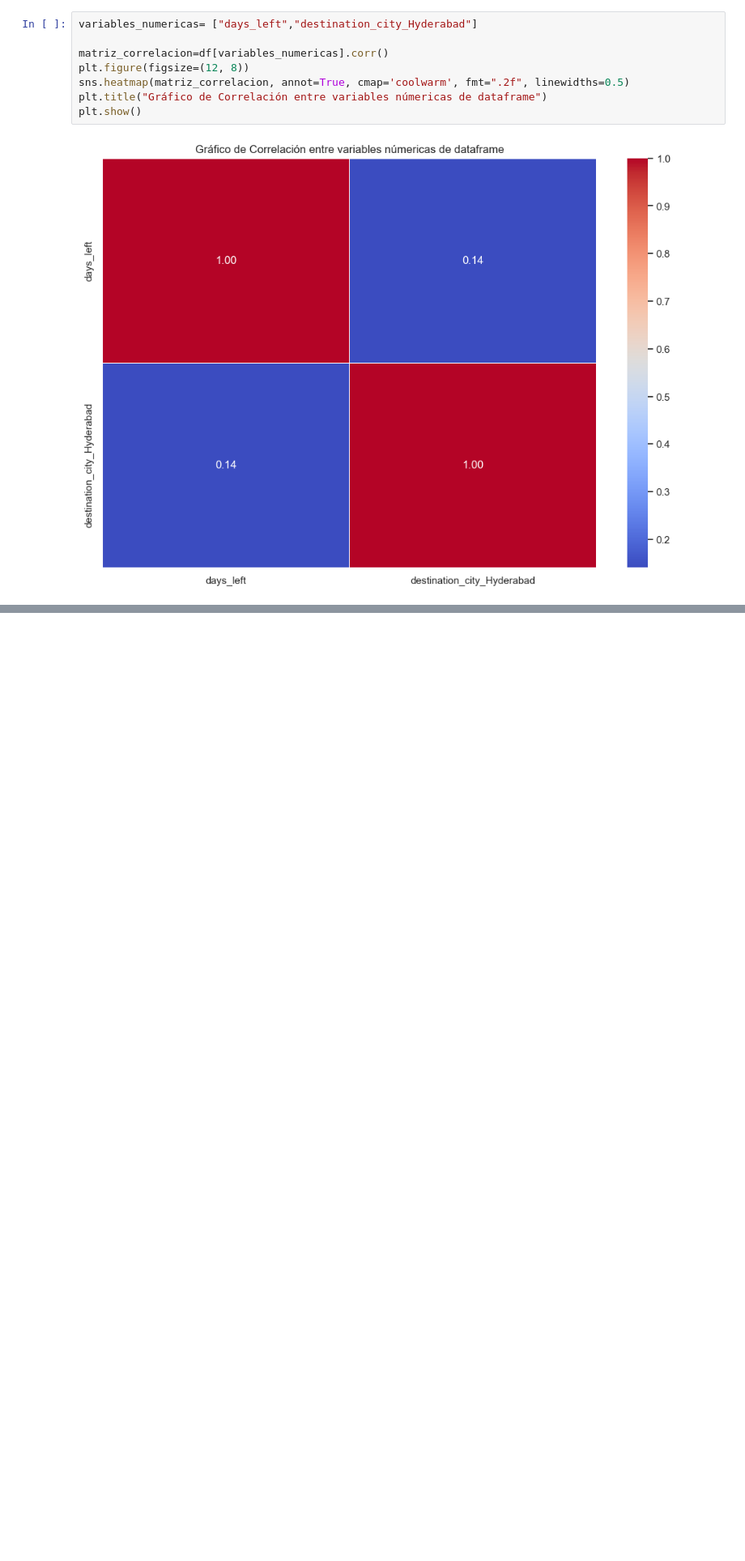
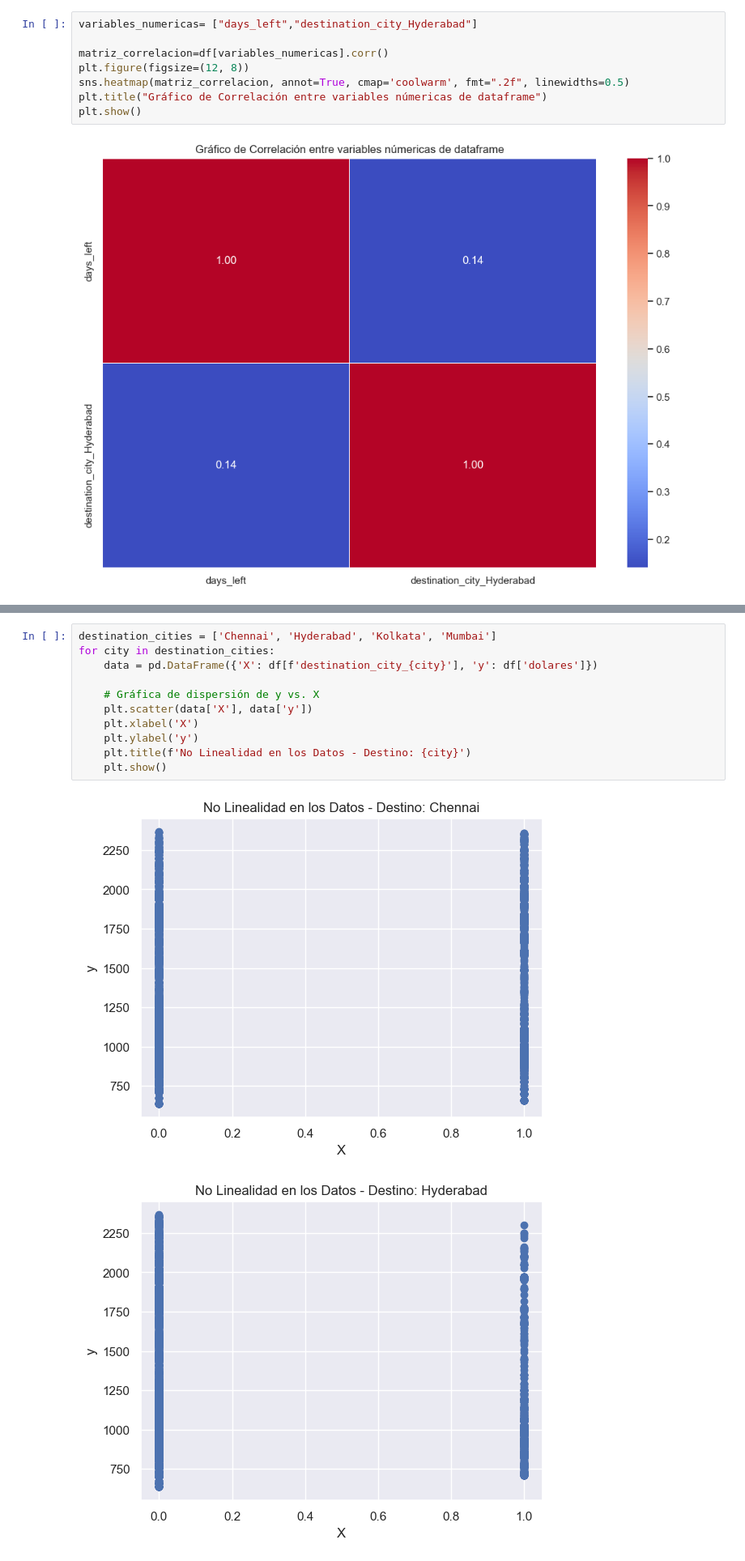
Before and after one commit to td2USA-20232/grupo3, a Jupyter notebook: Descripción data.ipynb, the cells around one changed output, grey strips where cells are left out. Shown at 81% size. Cells and saved outputs as stored; diff of their text form; blank space fills up the shorter version.

```diff
--- a/Descripción data.ipynb
+++ b/Descripción data.ipynb
@@ -1158,0 +1158,14 @@ plt.show()
+# %%
+destination_cities = ['Chennai', 'Hyderabad', 'Kolkata', 'Mumbai']
+for city in destination_cities:
+    data = pd.DataFrame({'X': df[f'destination_city_{city}'], 'y': df['dolares']})
+
+    # Gráfica de dispersión de y vs. X
+    plt.scatter(data['X'], data['y'])
+    plt.xlabel('X')
+    plt.ylabel('y')
+    plt.title(f'No Linealidad en los Datos - Destino: {city}')
+    plt.show()
+# %% [output]
+[figure, added]
+[figure, added]
```
Also changed, not shown: parts of 9 cells of this notebook.
